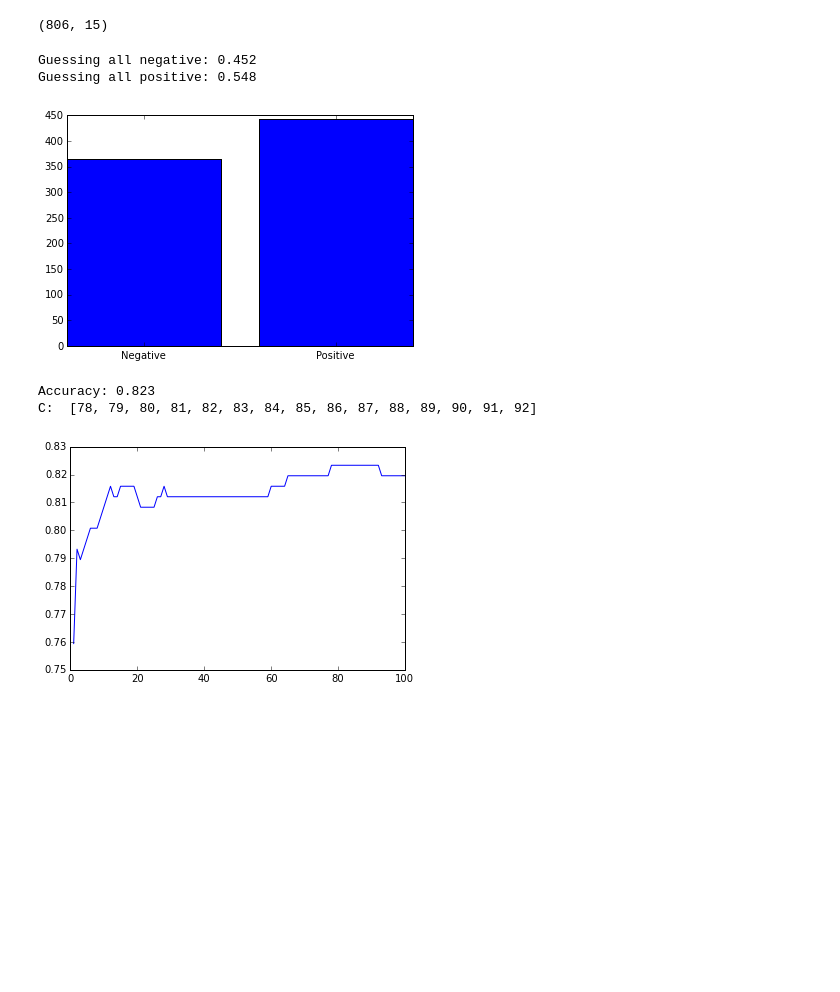
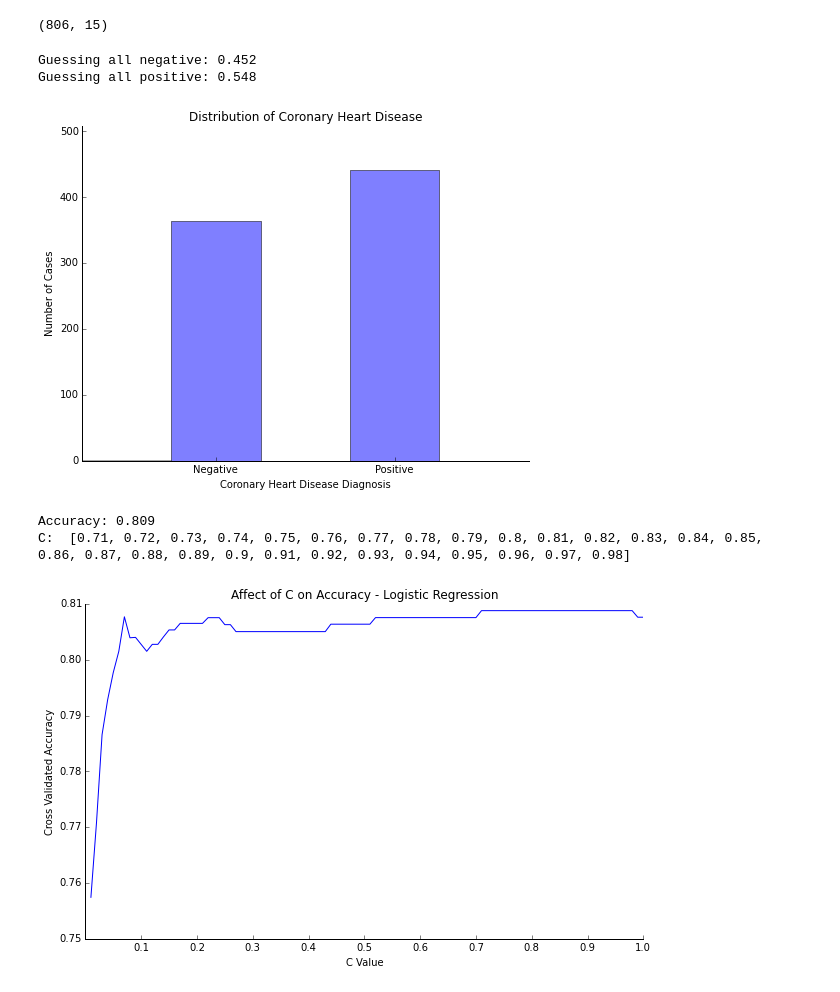
Before and after one commit to heart-disease-left-team/common_repo, a Jupyter notebook: trevor/McNulty-Book 4.ipynb, the cells around one changed output. Cells and saved outputs as stored; diff of their text form; code cells hidden in the pictures; blank space fills up the shorter version.

```diff
--- a/trevor/McNulty-Book 4.ipynb
+++ b/trevor/McNulty-Book 4.ipynb
@@ -325,44 +325,63 @@ auc_dict = {}
 # %%
 # Baseline Accuracy
 positive = [i for i in y if i == 1]
 negative = [i for i in y if i == 0]
 
 x_axis = [0,1]
 y_axis = [len(negative), len(positive)]
 
-f = plt.figure()
-ax = f.add_axes([0.1, 0.1, 0.8, 0.8])
-ax.bar(x_axis, y_axis, align='center')
-ax.set_xticks(x_axis)
-ax.set_xticklabels(['Negative','Positive'])
+fig = plt.figure(figsize=(8,6), dpi=72, facecolor="white")
+axes = plt.subplot(111)
+axes.hist(y, bins=5, range=[-.5, 1.5], color='blue', alpha=0.5)
+axes.spines['right'].set_color('none')
+axes.spines['top'].set_color('none')
+axes.xaxis.set_ticks_position('bottom')
+axes.yaxis.set_ticks_position('left')
+plt.title("Distribution of Coronary Heart Disease")
+plt.xlabel("Coronary Heart Disease Diagnosis")
+plt.ylabel("Number of Cases")
+plt.xticks([0.1,0.9],['Negative','Positive'])
+plt.ylim(0,max([len(negative), len(positive)])*1.15)
+
 
 all_negative_accuracy = float(len(negative))/float(len(y))
 print 'Guessing all negative: %.3f' % all_negative_accuracy
 
 all_positive_accuracy = float(len(positive))/float(len(y))
 print 'Guessing all positive: %.3f' % all_positive_accuracy
 # %% [output]
 Guessing all negative: 0.452
 Guessing all positive: 0.548
-[figure, old version]
+[figure, new version]
-# %%
-log_accuracy = []
-
-for k in range(1, 101):
-    C = .01 * k
-    log_model = LogisticRegression(penalty='l1', C=C)
-    log_model.fit(X_training, y_training)
-    y_pred = log_model.predict(X_testing)
-    y_true = y_testing
-    log_accuracy.append(accuracy_score(y_true, y_pred))
-
-plt.plot(range(1, 101), log_accuracy)
-print "Accuracy: %.3f" % (max(log_accuracy))
-print "C: ", [i+1 for i, j in enumerate(log_accuracy) if j == max(log_accuracy)]
-# %% [output]
-Accuracy: 0.823
-C:  [78, 79, 80, 81, 82, 83, 84, 85, 86, 87, 88, 89, 90, 91, 92]
-[figure, removed]
+# %%
+log_accuracy = []
+cs = []
+
+for k in range(1, 101):
+    C = .01 * k
+    cs.append(C)
+    log_model = LogisticRegression(penalty='l1', C=C)
+    log_accuracy.append(np.mean(cross_val_score(log_model, X, y, cv=50)))
+
+
+fig = plt.figure(figsize=(10,6), dpi=72, facecolor="white")
+axes = plt.subplot(111)
+axes.plot(cs, log_accuracy)
+axes.spines['right'].set_color('none')
+axes.spines['top'].set_color('none')
+axes.xaxis.set_ticks_position('bottom')
+axes.yaxis.set_ticks_position('left')
+plt.title("Affect of C on Accuracy - Logistic Regression")
+plt.xlabel("C Value")
+plt.ylabel("Cross Validated Accuracy")
+plt.xticks([0.1,0.2,0.3,0.4,0.5,0.6,0.7,0.8,0.9,1.0])
+
+print "Accuracy: %.3f" % (max(log_accuracy))
+print "C: ", [round(.01*(i+1),2) for i, j in enumerate(log_accuracy) if j == max(log_accuracy)]
+# %% [output]
+Accuracy: 0.809
+C:  [0.71, 0.72, 0.73, 0.74, 0.75, 0.76, 0.77, 0.78, 0.79, 0.8, 0.81, 0.82, 0.83, 0.84, 0.85, 0.86, 0.87, 0.88, 0.89, 0.9, 0.91, 0.92, 0.93, 0.94, 0.95, 0.96, 0.97, 0.98]
+[figure, added]
 # %%
 c_log = (log_accuracy.index(max(log_accuracy)) + 1) * .01
 logistic_model = LogisticRegression(penalty='l1', C=c_log)
```
Also changed, not shown: parts of 24 cells of this notebook.
